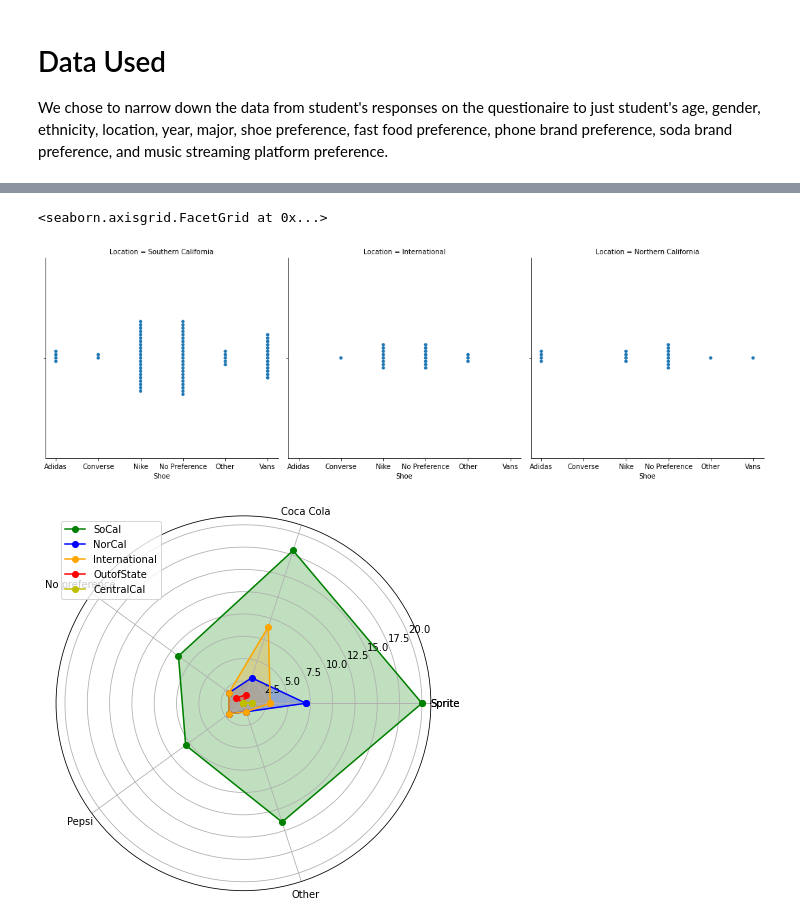
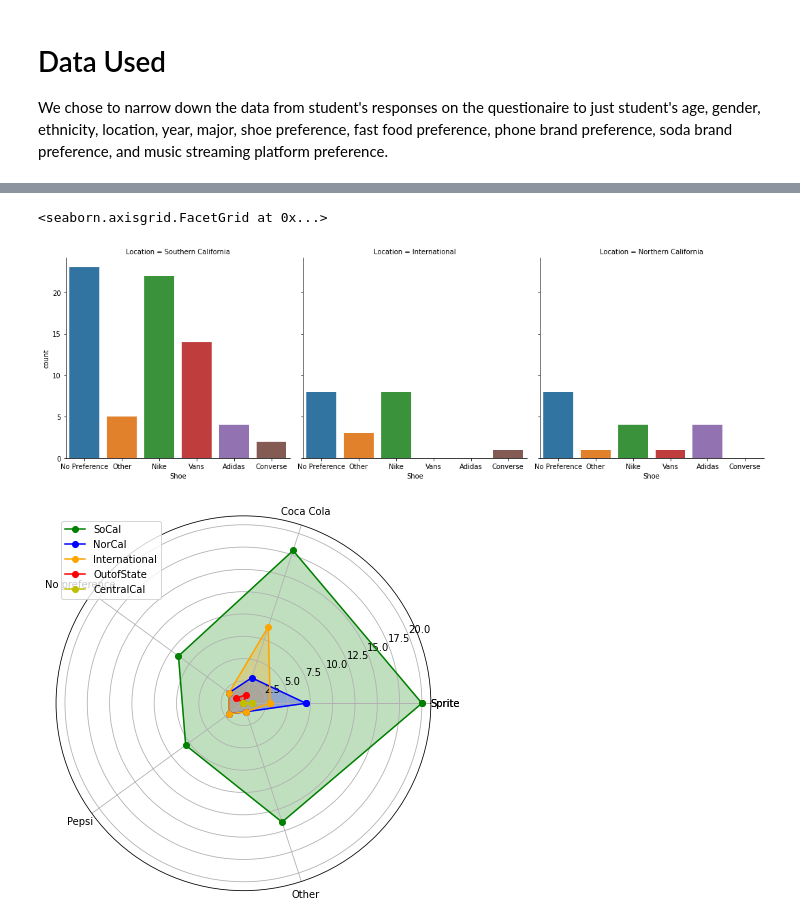
Before and after one commit to frab6562/CS105-Mini-Project, a Jupyter notebook: MiniProject.ipynb, the cells around one changed output, grey strips where cells are left out. Cells and saved outputs as stored; diff of their text form; code cells hidden in the pictures.

```diff
--- a/MiniProject.ipynb
+++ b/MiniProject.ipynb
@@ -64,8 +45,8 @@ shoes.value_counts().plot(kind='bar')
 # %%
-sns.catplot(data=df, kind="swarm", x="Shoe", col="Location", aspect=1)
+sns.catplot(data=df, kind="count", x="Shoe", col="Location", aspect=1)
 # %% [output]
 <seaborn.axisgrid.FacetGrid at 0x...>
-[figure, old version]
+[figure, new version]
 # %%
 brands = ['Sprite', 'Coca Cola', 'No preference', 'Pepsi', 'Other']
 SoCal=[20, 18, 9, 8, 14]
```
Also changed, not shown: parts of 4 cells of this notebook.
